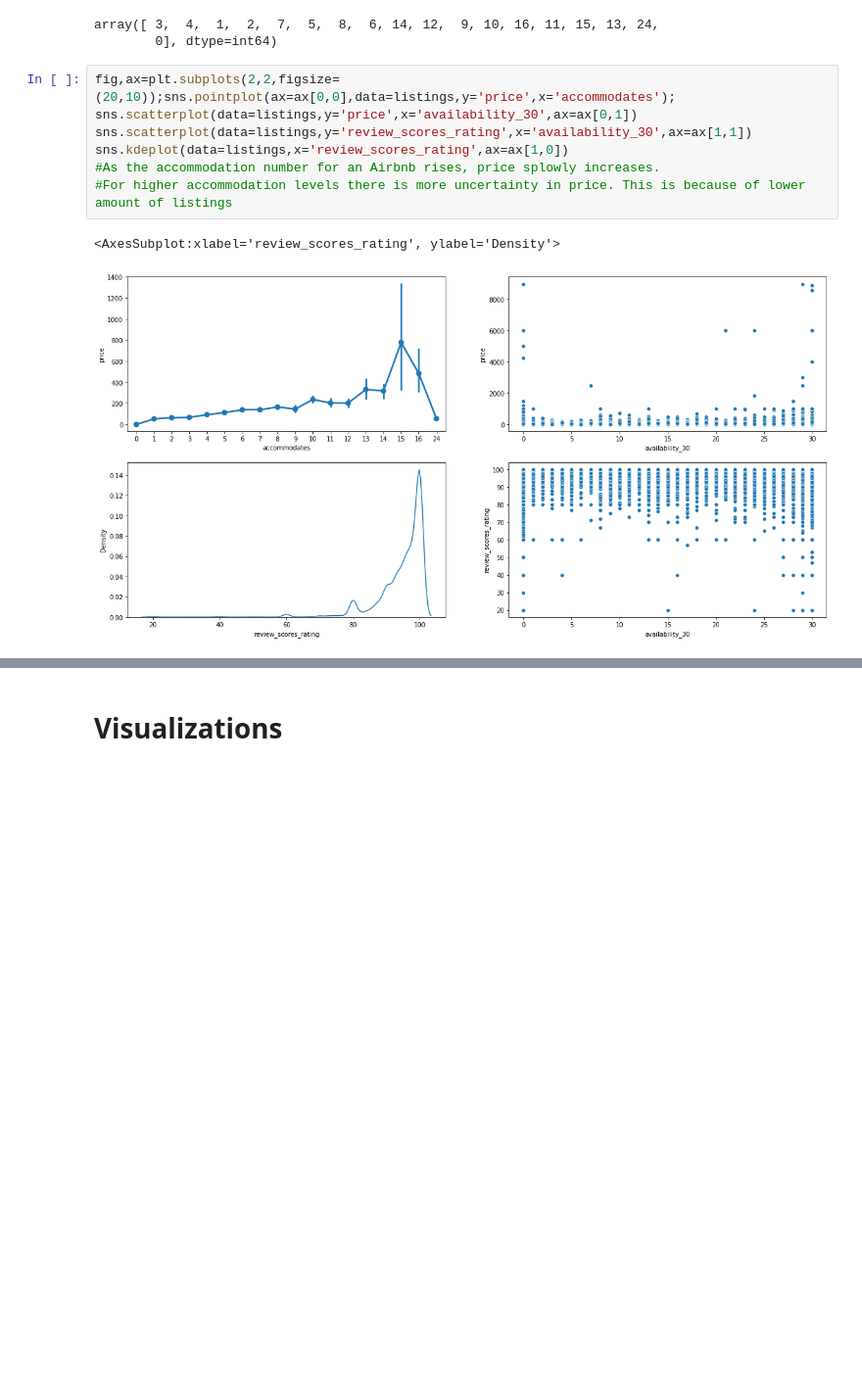
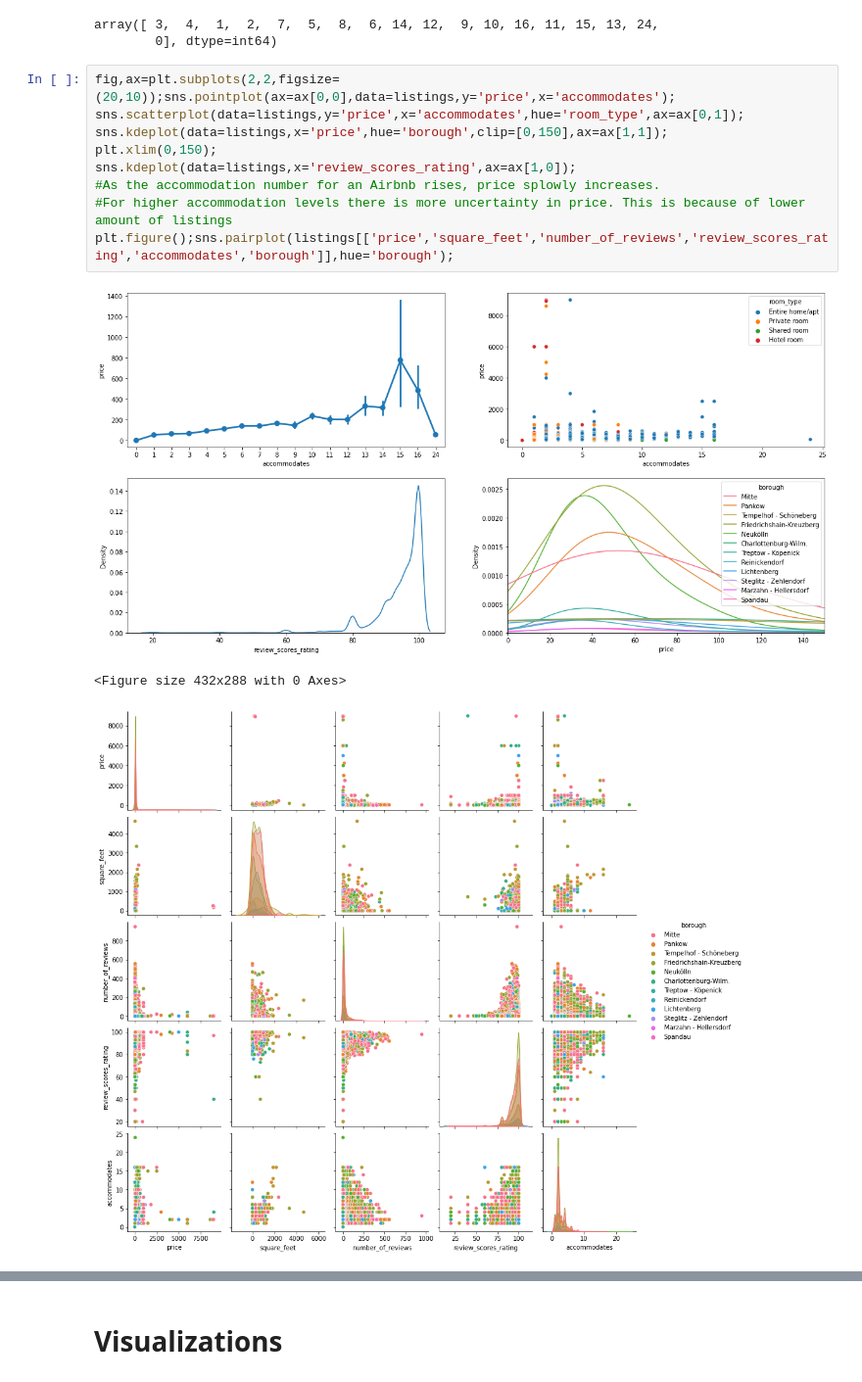
Before and after one commit to alexcerce/Berlin_Airbnb, a Jupyter notebook: Airbnb_Berlin_Main.ipynb, the cells around one changed output, grey strips where cells are left out. Shown at 98% size. Saved outputs shown, nothing was run; the diff lists cells and outputs as text; blank space fills up the shorter version.

```diff
--- a/Airbnb_Berlin_Main.ipynb
+++ b/Airbnb_Berlin_Main.ipynb
@@ -544,11 +544,14 @@ array([ 3,  4,  1,  2,  7,  5,  8,  6, 14, 12,  9, 10, 16, 11, 15, 13, 24,
         0], dtype=int64)
 # %%
 fig,ax=plt.subplots(2,2,figsize=(20,10));sns.pointplot(ax=ax[0,0],data=listings,y='price',x='accommodates');
-sns.scatterplot(data=listings,y='price',x='availability_30',ax=ax[0,1])
-sns.scatterplot(data=listings,y='review_scores_rating',x='availability_30',ax=ax[1,1])
-sns.kdeplot(data=listings,x='review_scores_rating',ax=ax[1,0])
+sns.scatterplot(data=listings,y='price',x='accommodates',hue='room_type',ax=ax[0,1]);
+sns.kdeplot(data=listings,x='price',hue='borough',clip=[0,150],ax=ax[1,1]);
+plt.xlim(0,150);
+sns.kdeplot(data=listings,x='review_scores_rating',ax=ax[1,0]);
 #As the accommodation number for an Airbnb rises, price splowly increases.
 #For higher accommodation levels there is more uncertainty in price. This is because of lower amount of listings
+plt.figure();sns.pairplot(listings[['price','square_feet','number_of_reviews','review_scores_rating','accommodates','borough']],hue='borough');
 # %% [output]
+[figure, new version]
-<AxesSubplot:xlabel='review_scores_rating', ylabel='Density'>
+<Figure size 432x288 with 0 Axes>
-[figure, old version]
+[figure, added]
```
Also changed, not shown: parts of 2 cells of this notebook.
